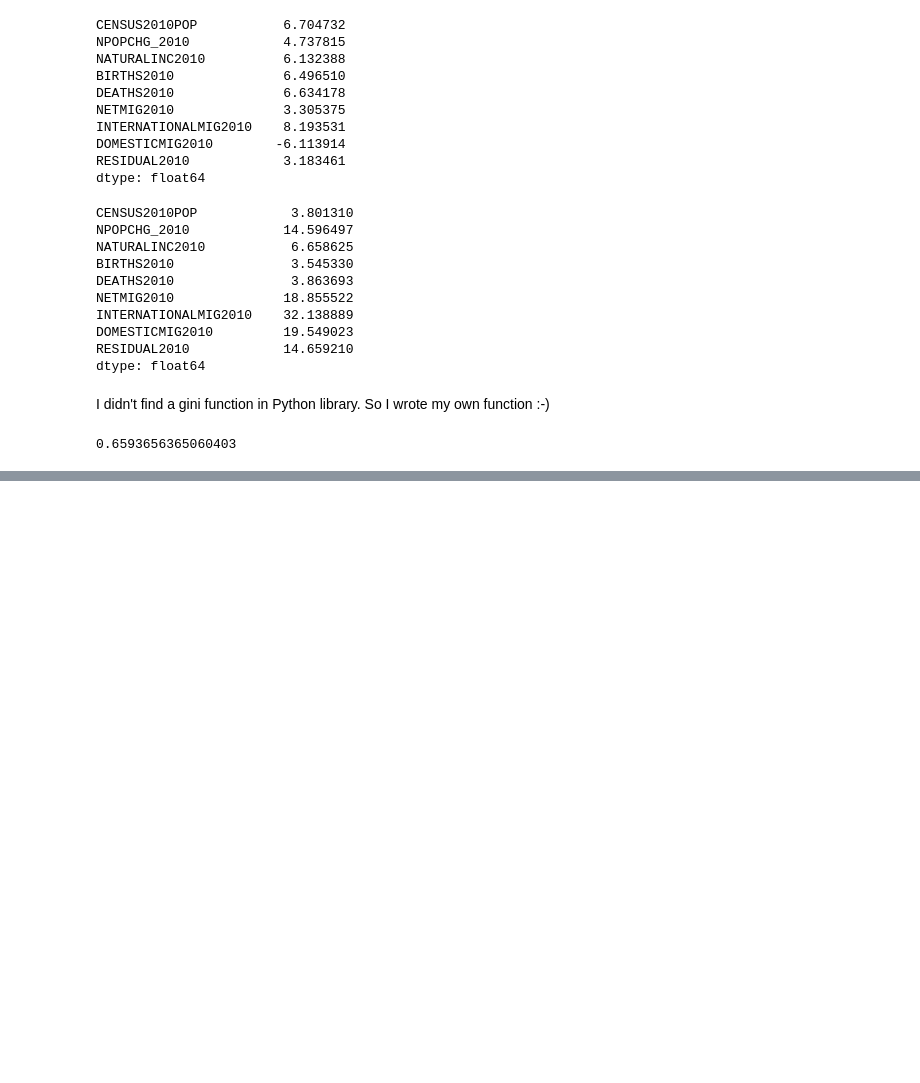
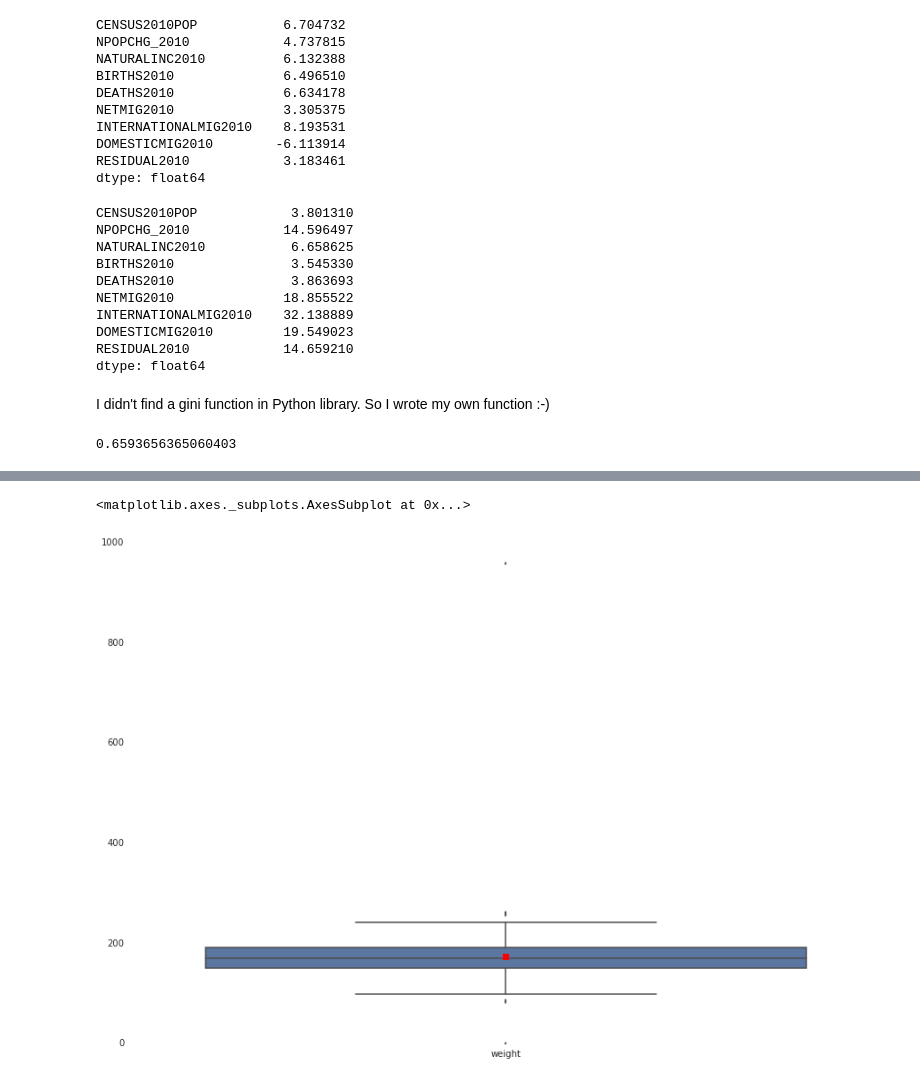
Before and after one commit to jaganadhg/data_science_notebooks, a Jupyter notebook: WiPBDSCwR/CH5.ipynb, the cells around one changed output, grey strips where cells are left out. Drawn from its saved outputs; the diff is of its cells as text; code cells hidden in the pictures; blank space fills up the shorter version.

```diff
--- a/WiPBDSCwR/CH5.ipynb
+++ b/WiPBDSCwR/CH5.ipynb
@@ -328,0 +311,5 @@ As the data was not the same, this experiment is not complete.
+# %%
+sns.boxplot(survey_data.weight.values,showmeans = True,names=["weight"])
+# %% [output]
+<matplotlib.axes._subplots.AxesSubplot at 0x...>
+[figure, added]
```
Also changed, not shown: parts of 19 cells of this notebook.
